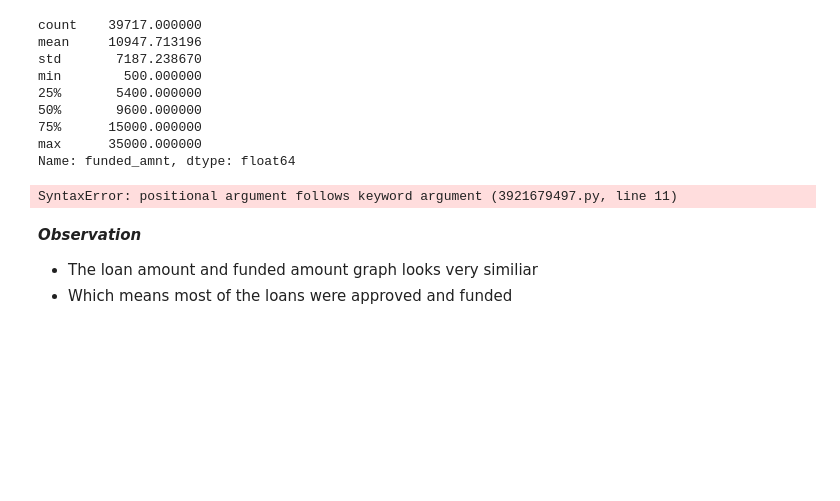
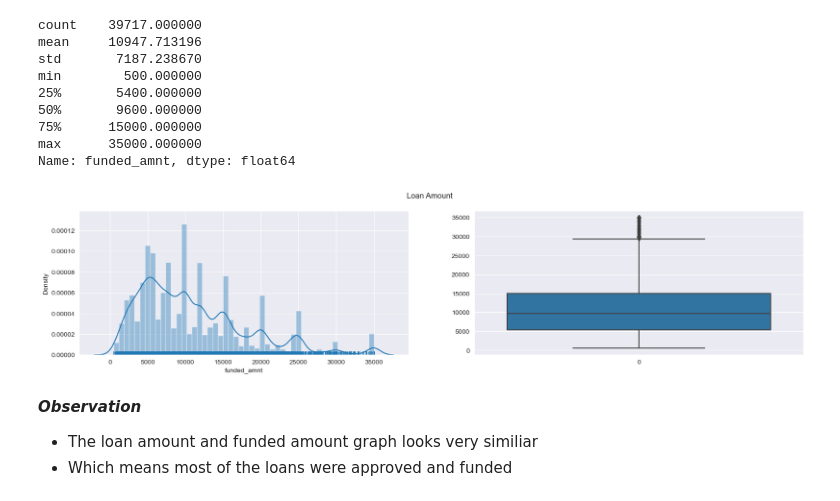
Before and after one commit to vivekbabu/LendingClubCaseStudy, a Jupyter notebook: Group_Facilitator_Name.ipynb, the cells around one changed output. Saved outputs shown, nothing was run; the diff lists cells and outputs as text; code cells hidden in the pictures; blank space fills up the shorter version.

```diff
--- a/Group_Facilitator_Name.ipynb
+++ b/Group_Facilitator_Name.ipynb
@@ -343,21 +343,19 @@ Name: funded_amnt, dtype: float64
 # %%
 plt.figure(figsize=(20,4))
 plt.subplot(1,2,1)
 
 #Histogram plot
 sns.distplot(a=loan_df.funded_amnt, rug=True)
 plt.subplot(1,2,2)
 
-boxprops = dict(facecolor='red', edgecolor='black')
-
 #Box plot
-sns.boxplot(data=loan_df.funded_amnt, boxprops)
+sns.boxplot(data=loan_df.funded_amnt)
 
 #Title for our plot
 plt.suptitle('Loan Amount')
 plt.show()
 # %% [output]
-SyntaxError: positional argument follows keyword argument (3921679497.py, line 11)
+[figure, added]
 # %% [markdown]
 ***Observation***
 - The loan amount and funded amount graph looks very similiar
```
Also changed, not shown: parts of 22 cells of this notebook, 1 other file.
